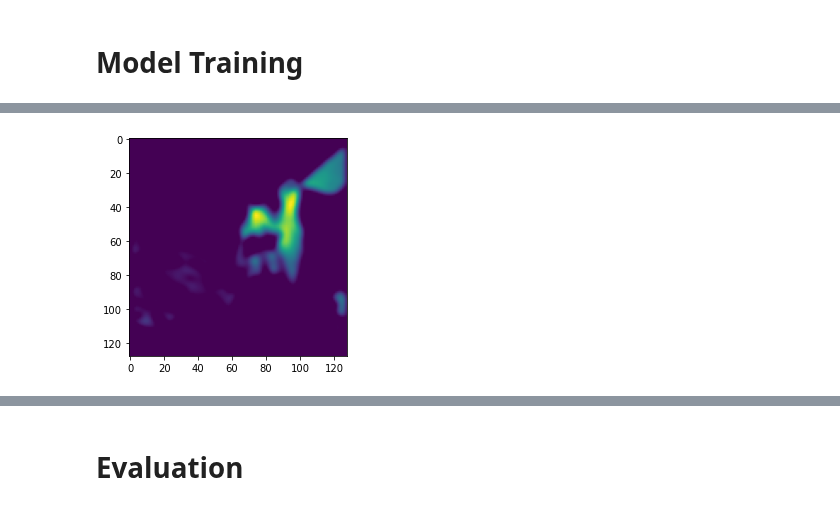
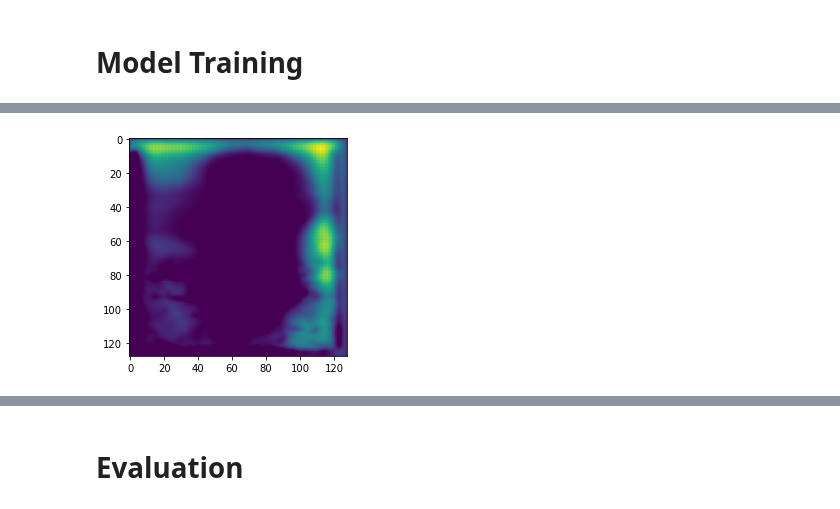
Before and after one commit to johnwslee/Data_Science_Libraries, a Jupyter notebook: PyTorch/Unet/Unet_image_segmentation_dogs_and_cats.ipynb, the cells around one changed output, grey strips where cells are left out. Cells and saved outputs as stored; diff of their text form; code cells hidden in the pictures.

```diff
--- a/PyTorch/Unet/Unet_image_segmentation_dogs_and_cats.ipynb
+++ b/PyTorch/Unet/Unet_image_segmentation_dogs_and_cats.ipynb
@@ -110,7 +94,9 @@ class CustomImageDataset(Dataset):
         annotation_path = os.path.join(self.annotations_dir, os.listdir(self.annotations_dir)[idx])
         PIL_annotation = PIL.Image.open(annotation_path)
         annotation = ToTensor()(PIL_annotation)
-        annotation = annotation[0].unsqueeze(0)/255 # To make annotation 1D
+        annotation = annotation[0].unsqueeze(0)
+        annotation = np.transpose(thresh(annotation), (2, 0, 1))
+        annotation = ToTensor()(annotation).permute(2, 0, 1)
         if self.transform:
             image = self.transform(image)
         if self.target_transform:
@@ -317,7 +303,7 @@ class UNet(nn.Module):
 # Model Training
 # %%
 learning_rate = 0.01
-unet = UNet(in_channel=1, out_channel=4)
+unet = UNet(in_channel=1, out_channel=2)
 if use_gpu:
     unet = unet.cuda()
 criterion = nn.CrossEntropyLoss()
@@ -338,7 +324,7 @@ def trainer(model, criterion, optimizer, trainloader, validloader, epochs=5, ver
         # Training
         for X, y in trainloader:
             optimizer.zero_grad()       # Zero all the gradients w.r.t. parameters
-            X = X.float() / 255
+            X = X.float()
             X = X.to(device)
             y = y.type(torch.LongTensor)
             y = y.to(device)
@@ -346,7 +332,7 @@ def trainer(model, criterion, optimizer, trainloader, validloader, epochs=5, ver
             y = y.resize(BATCH_SIZE*WIDTH*HEIGHT)
             y_hat = model(X)  # forward pass to get output
             y_hat = y_hat.permute(0, 2, 3, 1)
-            y_hat = y_hat.resize(BATCH_SIZE*WIDTH*HEIGHT, 4)
+            y_hat = y_hat.resize(BATCH_SIZE*WIDTH*HEIGHT, 2)
             # _, y_hat_labels = torch.softmax(y_hat, dim=1).topk(1, dim=1)
             loss = criterion(y_hat, y)  # Calculate loss based on output
             loss.backward()             # Calculate gradients w.r.t. parameters
@@ -360,7 +346,7 @@ def trainer(model, criterion, optimizer, trainloader, validloader, epochs=5, ver
         model.eval()
         with torch.no_grad():  # this stops pytorch doing computational graph stuff under-the-hood and saves memory and time
             for X, y in validloader:
-                X = X.float() / 255
+                X = X.float()
                 X = X.to(device)
                 y = y.type(torch.LongTensor)
                 y = y.to(device)
@@ -368,7 +354,7 @@ def trainer(model, criterion, optimizer, trainloader, validloader, epochs=5, ver
                 y = y.resize(BATCH_SIZE*WIDTH*HEIGHT)
                 y_hat = model(X)  # forward pass to get output
                 y_hat = y_hat.permute(0, 2, 3, 1)
-                y_hat = y_hat.resize(BATCH_SIZE*WIDTH*HEIGHT, 4)
+                y_hat = y_hat.resize(BATCH_SIZE*WIDTH*HEIGHT, 2)
                 # _, y_hat_labels = torch.softmax(y_hat, dim=1).topk(1, dim=1)
                 loss = criterion(y_hat, y)
                 valid_batch_loss += loss.item()
@@ -389,5 +375,5 @@ def trainer(model, criterion, optimizer, trainloader, validloader, epochs=5, ver
 
     print("\nTraining ended.")
 # %%
-trainer(unet, criterion, optimizer, train_loader, valid_loader, epochs=25, verbose=True)
+trainer(unet, criterion, optimizer, train_loader, valid_loader, epochs=1, verbose=True)
 # %% [output]
@@ -416,4 +400,4 @@ torch.Size([1, 4, 128, 128])
 # %%
-plt.imshow(np.array(y_hat.squeeze()[3].detach().cpu()));
+plt.imshow(np.array(y_hat.squeeze()[0].detach().cpu()));
 # %% [output]
-[figure, old version]
+[figure, new version]
```
Also changed, not shown: parts of 22 cells of this notebook.
